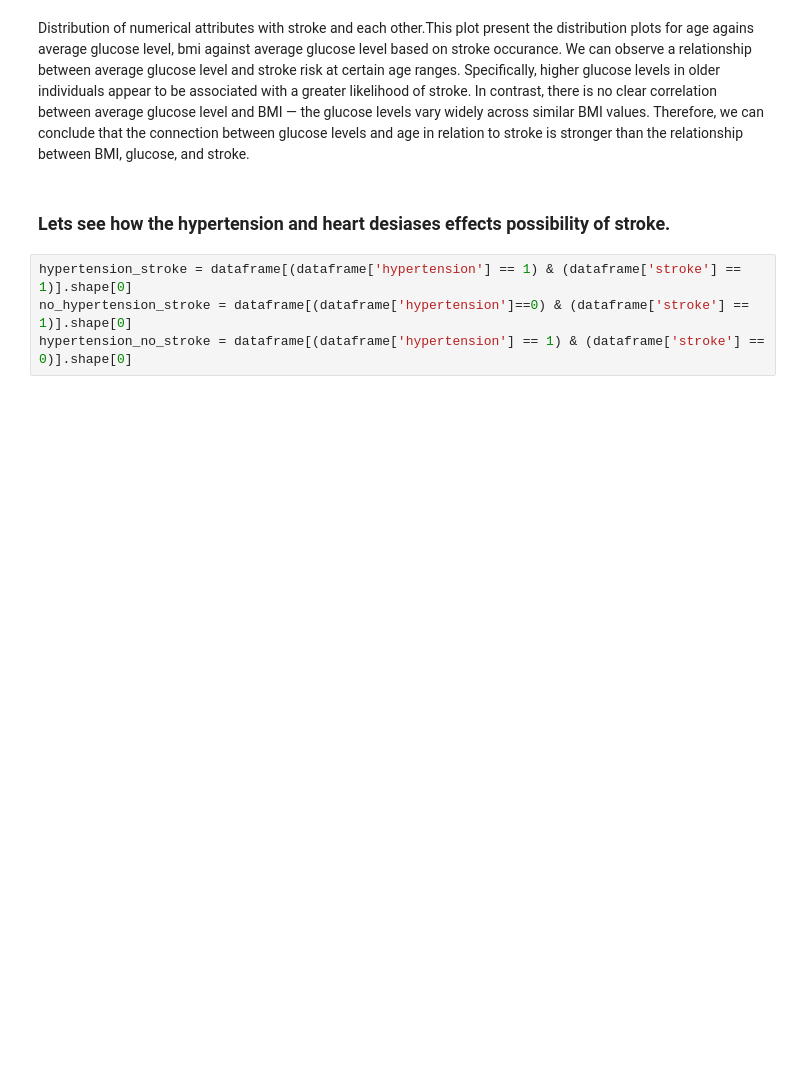
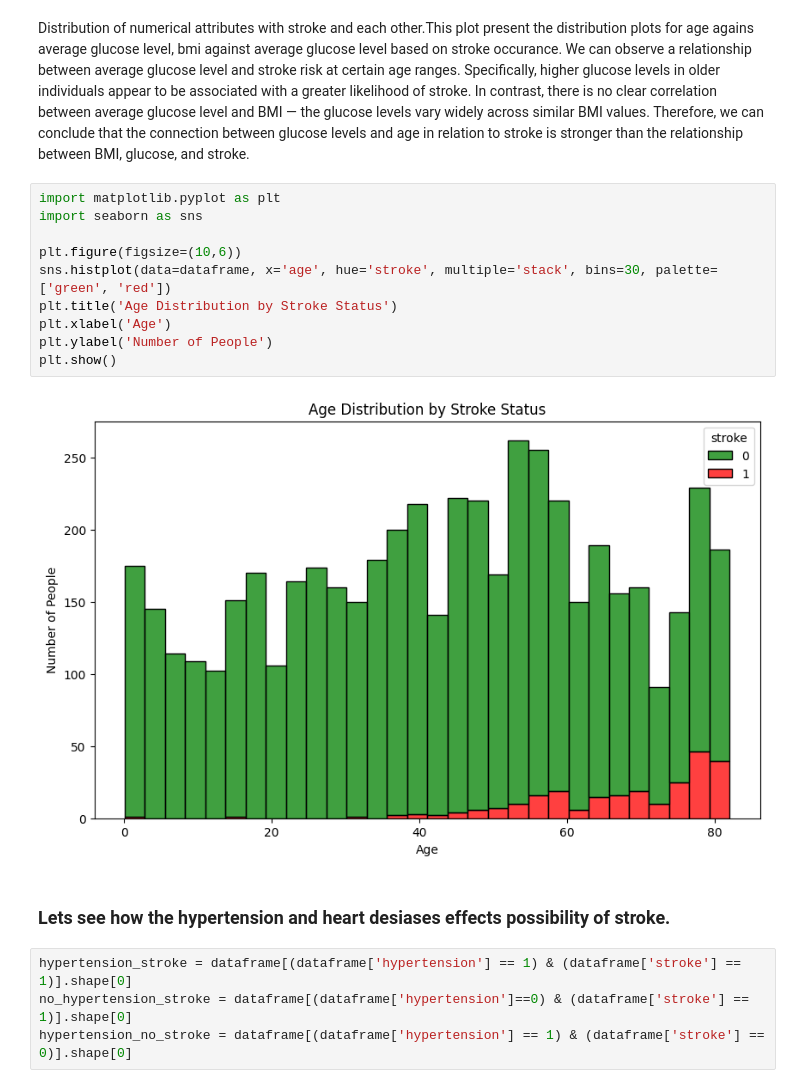
Before and after one commit to alexakh95/Data_mining, a Jupyter notebook: Project/data_project.ipynb, the cells around one changed output. Drawn from its saved outputs; the diff is of its cells as text; blank space fills up the shorter version.

```diff
--- a/Project/data_project.ipynb
+++ b/Project/data_project.ipynb
@@ -420,6 +163,18 @@ plt.show()
 # %% [markdown]
 Distribution of numerical attributes with stroke and each other.This plot present the distribution plots for age agains average glucose level, bmi against average glucose level based on stroke occurance.
 We can observe a relationship between average glucose level and stroke risk at certain age ranges. Specifically, higher glucose levels in older individuals appear to be associated with a greater likelihood of stroke. In contrast, there is no clear correlation between average glucose level and BMI — the glucose levels vary widely across similar BMI values. Therefore, we can conclude that the connection between glucose levels and age in relation to stroke is stronger than the relationship between BMI, glucose, and stroke.
+# %%
+import matplotlib.pyplot as plt
+import seaborn as sns
+
+plt.figure(figsize=(10,6))
+sns.histplot(data=dataframe, x='age', hue='stroke', multiple='stack', bins=30, palette=['green', 'red'])
+plt.title('Age Distribution by Stroke Status')
+plt.xlabel('Age')
+plt.ylabel('Number of People')
+plt.show()
+# %% [output]
+[figure, added]
 # %% [markdown]
 ### Lets see how the hypertension and heart desiases effects possibility of stroke.
 # %%
```
Also changed, not shown: parts of 71 cells of this notebook.
